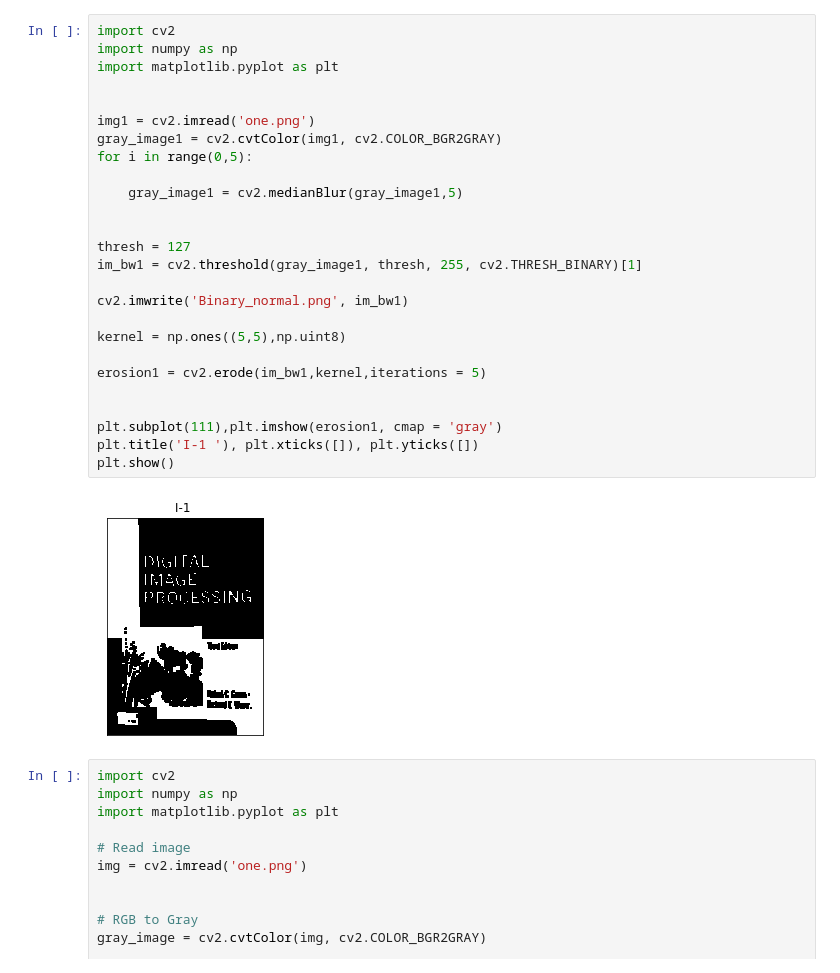
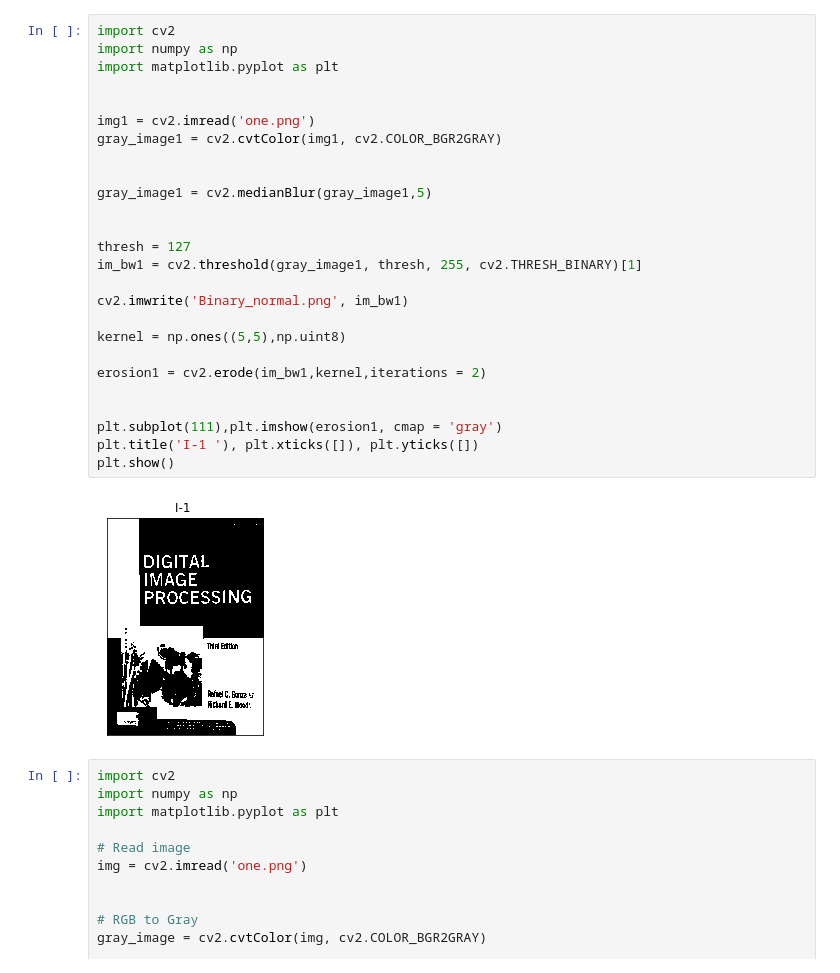
Before and after one commit to Naagar/Text-Extraction, a Jupyter notebook: oneR_copy.ipynb, the cells around one changed output. Drawn from its saved outputs; the diff is of its cells as text.

```diff
--- a/oneR_copy.ipynb
+++ b/oneR_copy.ipynb
@@ -1,31 +1,31 @@
 # %%
 import cv2
 import numpy as np
 import matplotlib.pyplot as plt
 
 
 img1 = cv2.imread('one.png')
 gray_image1 = cv2.cvtColor(img1, cv2.COLOR_BGR2GRAY)
-for i in range(0,5):
 
-    gray_image1 = cv2.medianBlur(gray_image1,5)
+
+gray_image1 = cv2.medianBlur(gray_image1,5)
 
 
 thresh = 127
 im_bw1 = cv2.threshold(gray_image1, thresh, 255, cv2.THRESH_BINARY)[1]
 
 cv2.imwrite('Binary_normal.png', im_bw1)
 
 kernel = np.ones((5,5),np.uint8)
 
-erosion1 = cv2.erode(im_bw1,kernel,iterations = 5)
+erosion1 = cv2.erode(im_bw1,kernel,iterations = 2)
 
 
 plt.subplot(111),plt.imshow(erosion1, cmap = 'gray')
 plt.title('I-1 '), plt.xticks([]), plt.yticks([])
 plt.show()
 # %% [output]
-[figure, old version]
+[figure, new version]
 # %%
 import cv2
 import numpy as np
```
Also changed, not shown: parts of 6 cells of this notebook.
